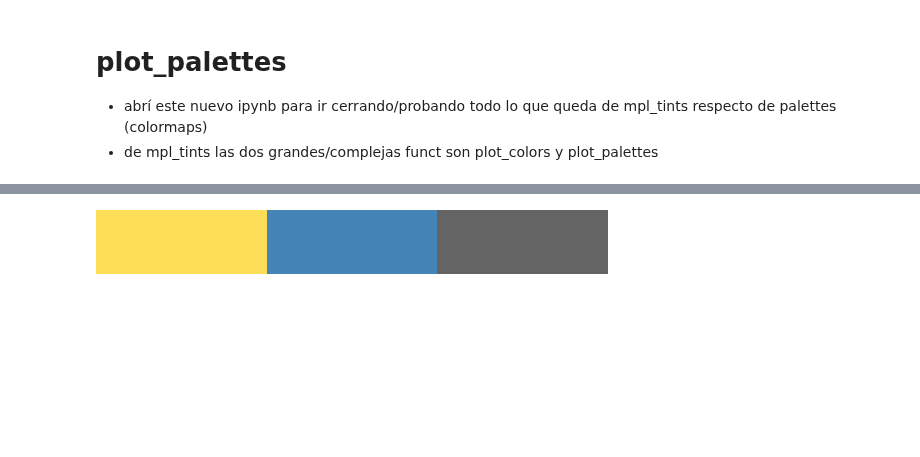
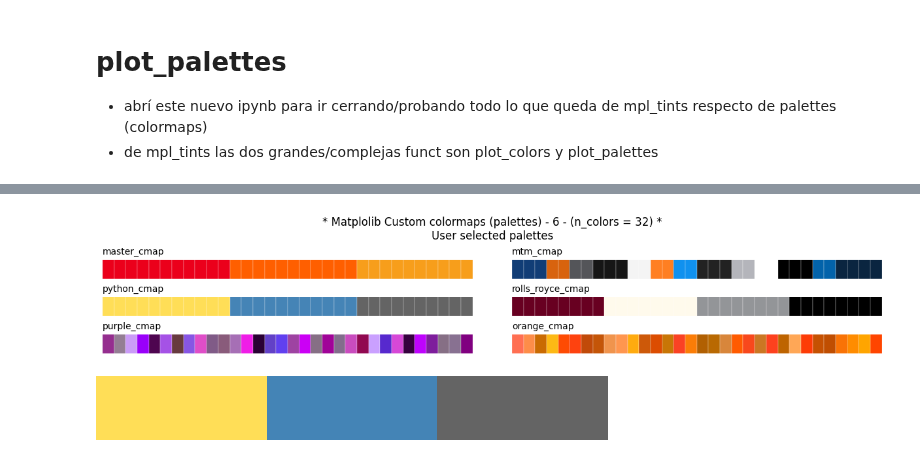
Before and after one commit to jmonti-gh/jm_utils, a Jupyter notebook: dev/mpl_tints/plot_palettes.ipynb, the cells around one changed output, grey strips where cells are left out. Cells and saved outputs as stored; diff of their text form; code cells hidden in the pictures; blank space fills up the shorter version.

```diff
--- a/dev/plot_palettes.ipynb
+++ b/dev/mpl_tints/plot_palettes.ipynb
@@ -9,0 +20,4 @@ import jm_utils.data.mpl_tints as mtints
+# %%
+fig = mtints.plot_palettes(['master_cmap', 'mtm_cmap', 'python_cmap', 'rolls_royce_cmap', 'purple_cmap', 'orange_cmap'], n_colors=32)
+# %% [output]
+[figure, added]
```
Also changed, not shown: parts of 5 cells of this notebook, 7 other files.
